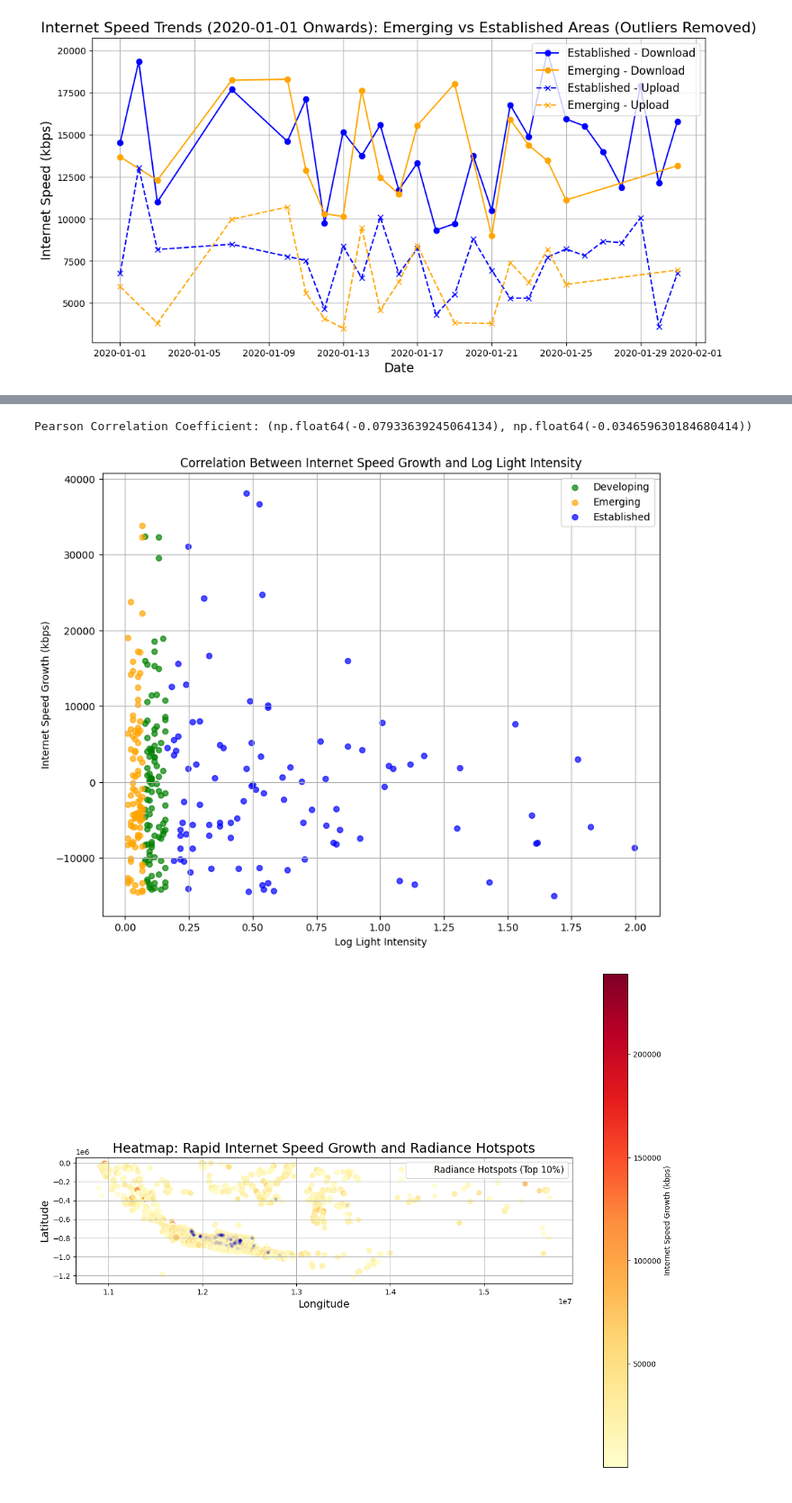
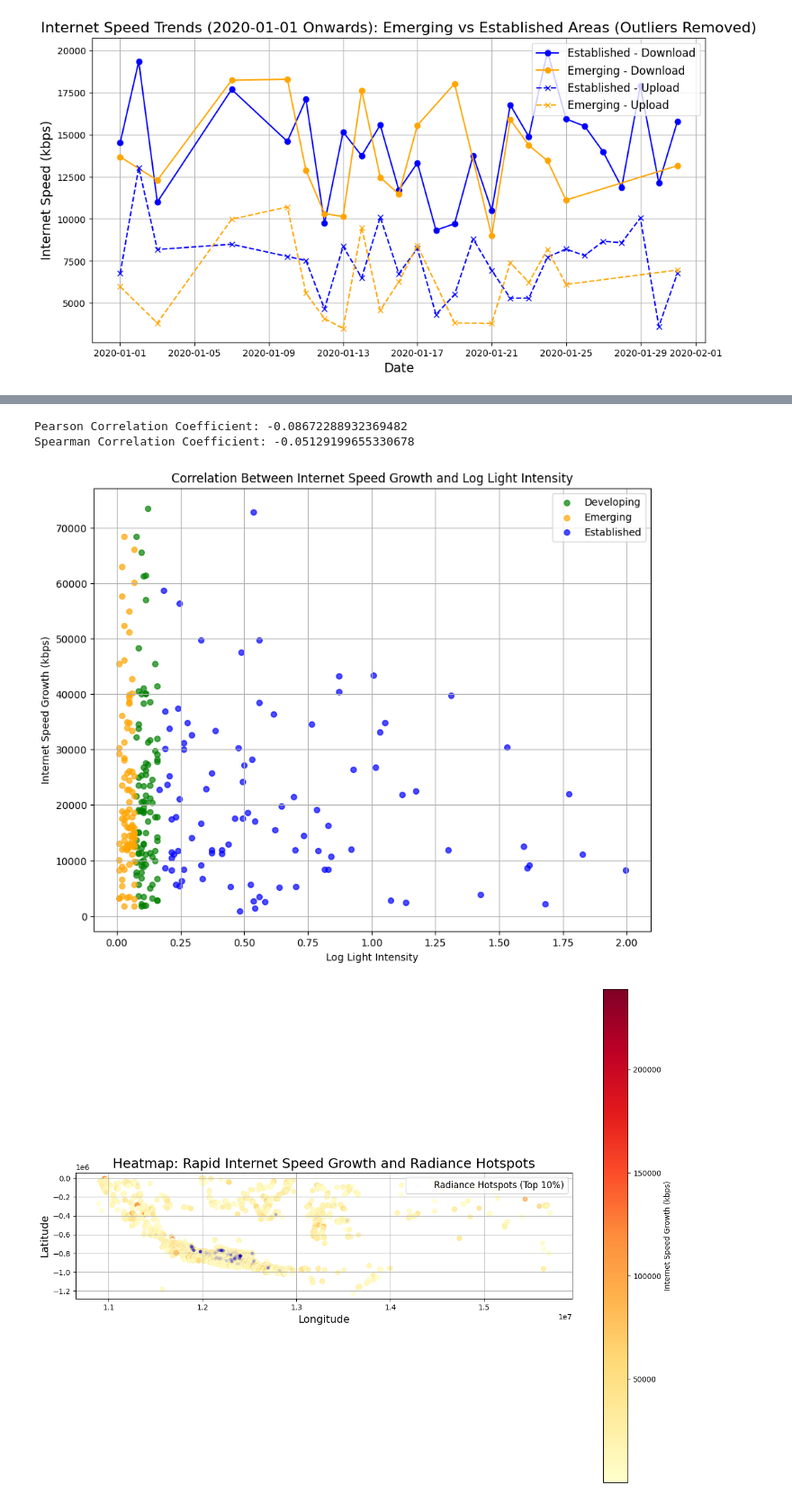
Before and after one commit to nasrrx/IndonesiaInternetSpeeds, a Jupyter notebook: DataAnalysisProject.ipynb, the cells around one changed output, grey strips where cells are left out. Shown at 90% size. Saved outputs shown, nothing was run; the diff lists cells and outputs as text; code cells hidden in the pictures.

```diff
--- a/DataAnalysisProject.ipynb
+++ b/DataAnalysisProject.ipynb
@@ -629,5 +663,16 @@ plt.show()
 # %%
-from scipy.stats import pearsonr
+import numpy as np
+import pandas as pd
+import matplotlib.pyplot as plt
+from scipy.stats import pearsonr, spearmanr
+
+# Step 0: Calculate Internet Speed Growth
+def calculate_internet_speed_growth(data):
+    if 'avg_d_kbps' in data.columns and 'avg_u_kbps' in data.columns:
+        data['internet_speed_growth'] = data['avg_d_kbps'] + data['avg_u_kbps']
+    else:
+        raise KeyError("The required columns ('avg_d_kbps', 'avg_u_kbps') are missing.")
+    return data
 
 # Step 1: Remove 'unknown' area types
 def remove_unknown(data):
@@ -649,44 +694,49 @@ def calculate_correlation(data, x_column, y_column):
     pearson_corr, _ = pearsonr(data[x_column], data[y_column])
     spearman_corr, _ = spearmanr(data[x_column], data[y_column])
     return pearson_corr, spearman_corr
 
 # Step 5: Scatter Plot
 def plot_scatter(data, x_column, y_column):
     colors = {'established': 'blue', 'developing': 'green', 'emerging': 'orange'}
     plt.figure(figsize=(10, 8))
     for area_type, group_data in data.groupby('area_type'):
         plt.scatter(group_data[x_column], group_data[y_column],
                     label=area_type.capitalize(), alpha=0.7, s=30, color=colors.get(area_type, 'gray'))
     plt.title("Correlation Between Internet Speed Growth and Log Light Intensity")
     plt.xlabel("Log Light Intensity")
     plt.ylabel("Internet Speed Growth (kbps)")
     plt.legend()
     plt.grid(True)
     plt.show()
 
 # Execution
-# Assume `gdf` is the DataFrame with necessary columns: 'area_type', 'log_light_intensity', and 'internet_speed_growth'
+# Assume `gdf` is the DataFrame with necessary columns: 'area_type', 'log_light_intensity', 'avg_d_kbps', 'avg_u_kbps'
 
-# Remove unknown area types
+# Step 0: Calculate Internet Speed Growth
+gdf = calculate_internet_speed_growth(gdf)
+
+# Step 1: Remove unknown area types
 cleaned_data = remove_unknown(gdf)
 
-# Sample the data
+# Step 2: Sample the data
 sampled_data = sample_data_proportionally(cleaned_data, sample_size_per_group=100)
 
-# Remove outliers
-filtered_data = remove_outliers(sampled_data, column='internet_speed_growth', threshold=50000)
+# Step 3: Remove outliers
+filtered_data = remove_outliers(sampled_data, column='internet_speed_growth', threshold=80000)
 
-# Calculate correlation
-pearson_corr = calculate_correlation(filtered_data, x_column='log_light_intensity', y_column='internet_speed_growth')
+# Step 4: Calculate correlation
+pearson_corr, spearman_corr = calculate_correlation(filtered_data, x_column='log_light_intensity', y_column='internet_speed_growth')
 
 # Print Correlation Coefficients
 print(f"Pearson Correlation Coefficient: {pearson_corr}")
+print(f"Spearman Correlation Coefficient: {spearman_corr}")
 
-# Plot the scatter
-plot_scatter(filtered_data, x_column='log_light_intensity', y_column='internet_speed_growth') # Correlation is very weak - basically non-existent.
+# Step 5: Plot the scatter
+plot_scatter(filtered_data, x_column='log_light_intensity', y_column='internet_speed_growth')
 # %% [output]
-Pearson Correlation Coefficient: (np.float64(-0.07933639245064134), np.float64(-0.034659630184680414))
+Pearson Correlation Coefficient: -0.08672288932369482
+Spearman Correlation Coefficient: -0.05129199655330678
-[figure, old version]
+[figure, new version]
 # %%
 import geopandas as gpd
 import matplotlib.pyplot as plt
```
Also changed, not shown: parts of 10 cells of this notebook, 3 other files.
